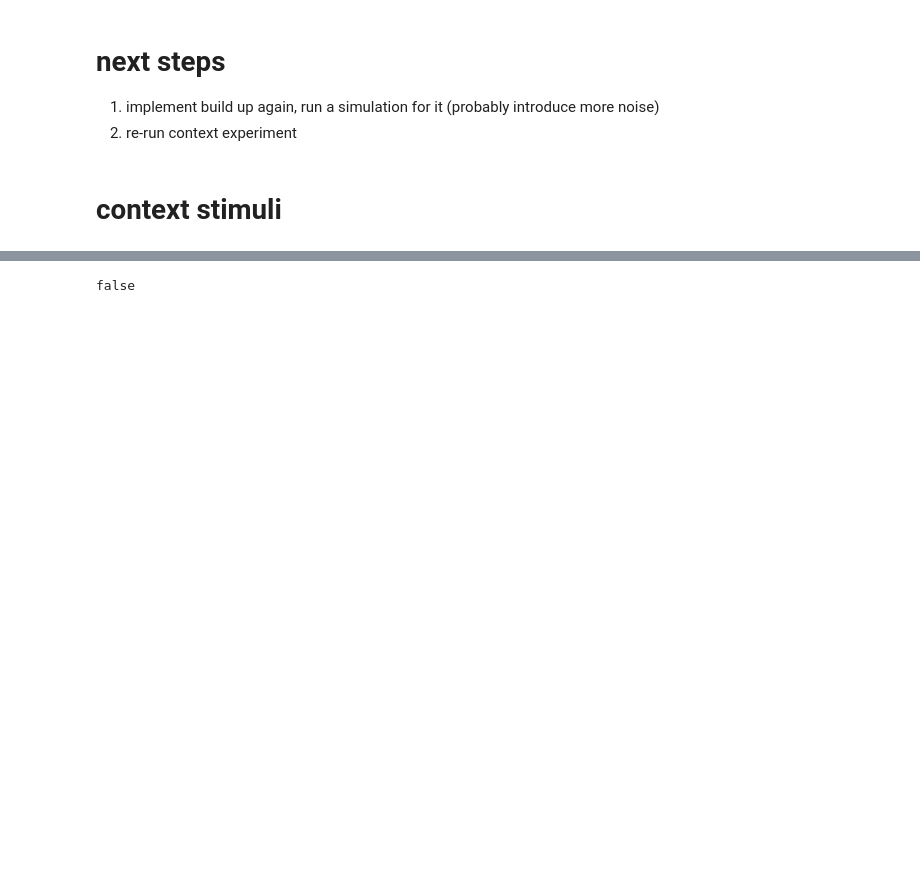
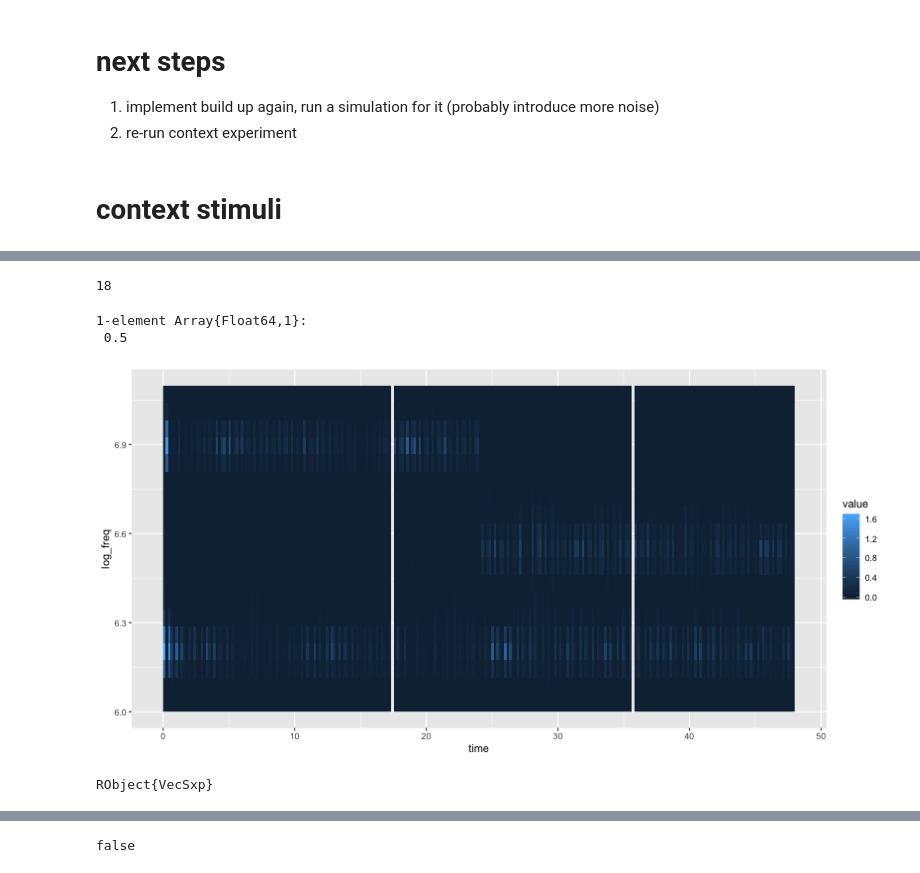
Before and after one commit to haberdashPI/bistable, a Jupyter notebook: notebooks/Context Stimuli.ipynb, the cells around one changed output, grey strips where cells are left out. Cells and saved outputs as stored; diff of their text form; code cells hidden in the pictures; blank space fills up the shorter version.

```diff
--- a/notebooks/Context Stimuli.ipynb
+++ b/notebooks/Context Stimuli.ipynb
@@ -11,0 +3,4 @@ SampledSignals.embed_javascript()
+# %%
+include(joinpath("..","src","interactive_setup.jl"))
+datadir = joinpath("..","data","count_lengths","run_2018-11-26")
+PlotAxes.set_backend!(:ggplot2)
@@ -31 +28,28 @@ rplot(audiospect(scene3))
 RObject{VecSxp}
+# %%
+params = load_params(joinpath(datadir,"params.jld2"))
+params[!,:pindex] .= 1:size(params,1)
+settings = joinpath("..","src","settings.toml")
+settings = TOML.parsefile(settings)
+settings["stimulus"]["repeats"] = 18
+# %% [output]
+18
+# %%
+p = copy(params[select_params(params,f_c_a=15,f_c_m=130,Δf=6),:])
+p.f_c_σ .= 0.5
+p.s_c_a .= 5
+p.s_c_m .= 5
+p.s_c_σ .= 0.5
+p.t_c_a .= 5
+p.t_c_m .= 5
+p.t_c_σ .= 0.5
+# %% [output]
+1-element Array{Float64,1}:
+ 0.5
+# %%
+result = bistable_model(scene12,p,settings,intermediate_results=true);
+# %%
+plotaxes(result.primary_source,:time,:freq=>logrange,quantize=(250,128))
+# %% [output]
+[figure, added]
+RObject{VecSxp}
```
Also changed, not shown: parts of 8 cells of this notebook, 5 other files.
